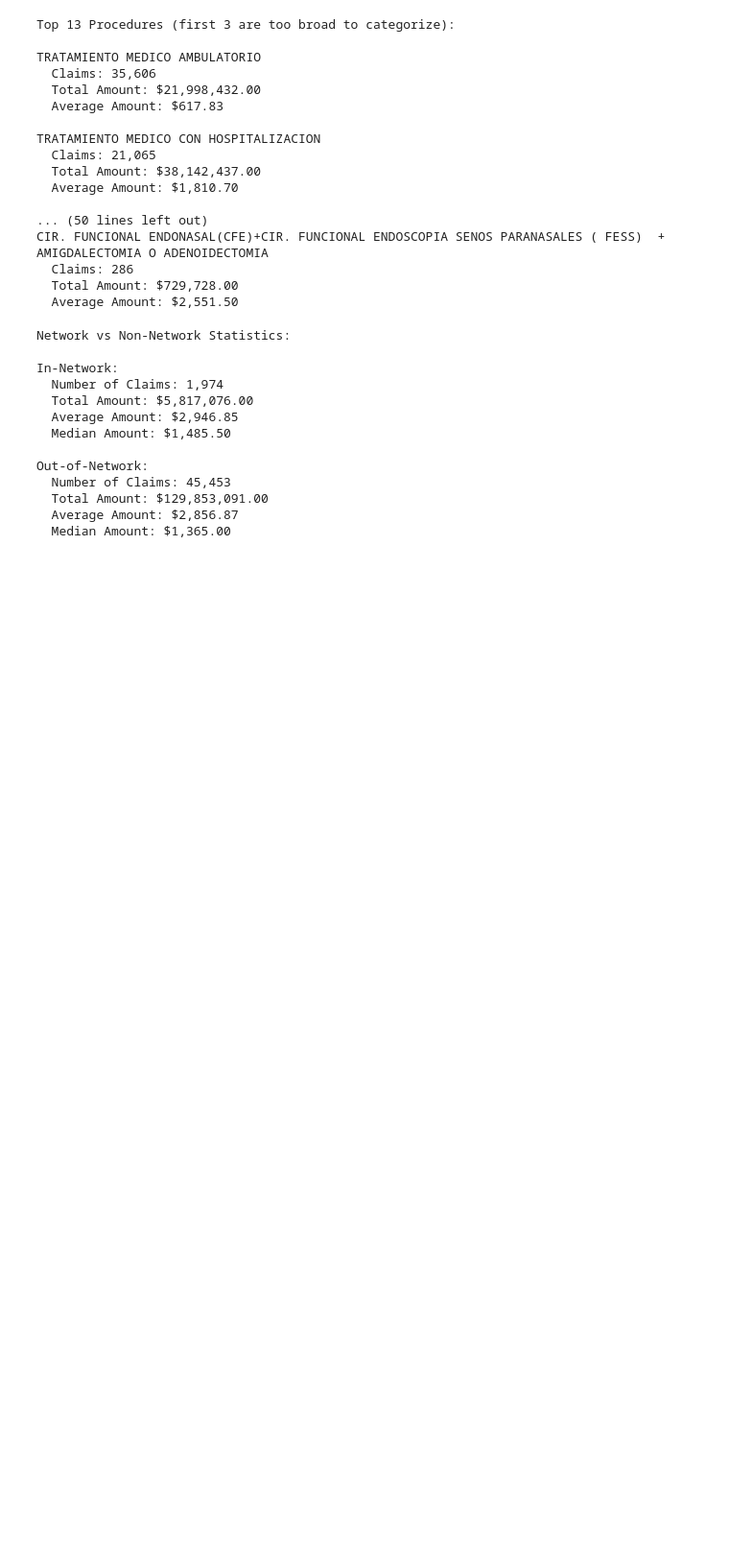
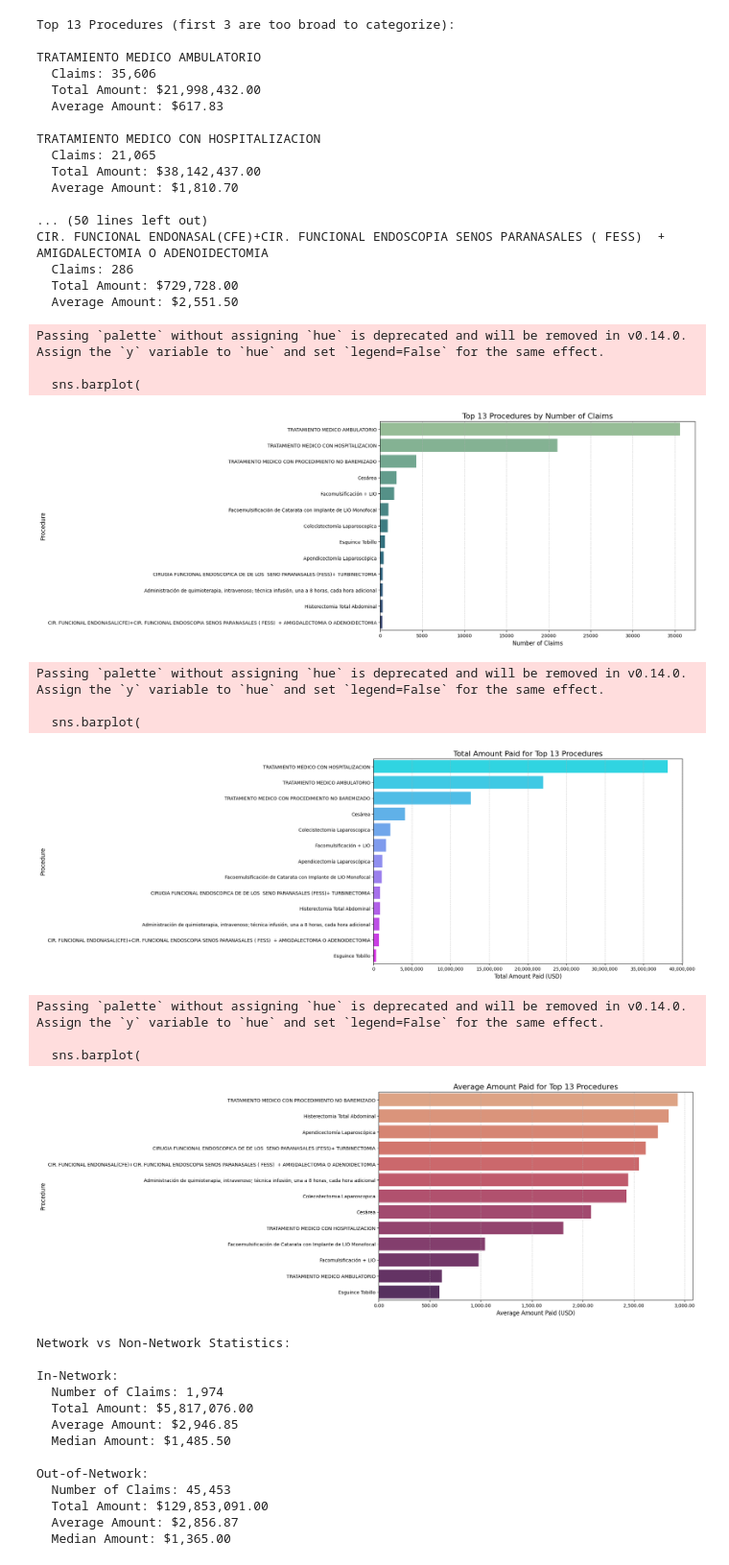
Before and after one commit to jlucenafois/data_mining_final_project, a Jupyter notebook: data_mining_final_project.ipynb, the cells around one changed output. Shown at 96% size. Cells and saved outputs as stored; diff of their text form; code cells hidden in the pictures; blank space fills up the shorter version.

```diff
--- a/data_mining_final_project.ipynb
+++ b/data_mining_final_project.ipynb
@@ -337,6 +392,66 @@ CIR. FUNCIONAL ENDONASAL(CFE)+CIR. FUNCIONAL ENDOSCOPIA SENOS PARANASALES ( FESS
   Claims: 286
   Total Amount: $729,728.00
   Average Amount: $2,551.50
+# %%
+# Bar Chart for Top 13 Procedures by Number of Claims
+plt.figure(figsize=(12, 8))
+sns.barplot(
+    x=top_procedures.values,
+    y=top_procedures.index,
+    palette="crest"
+)
+plt.title('Top 13 Procedures by Number of Claims', fontsize=16)
+plt.xlabel('Number of Claims', fontsize=12)
+plt.ylabel('Procedure', fontsize=12)
+plt.grid(axis='x', linestyle='--', alpha=0.7)
+plt.show()
+
+# Bar Chart for Total Amount Paid for Top 13 Procedures
+import matplotlib.ticker as mticker
+
+plt.figure(figsize=(12, 8))
+total_amount_procedures = df_normalized[df_normalized['PROCEDURE'].isin(top_procedures.index)] \
+    .groupby('PROCEDURE')['PAID_USD'].sum().sort_values(ascending=False)
+sns.barplot(
+    x=total_amount_procedures.values,
+    y=total_amount_procedures.index,
+    palette="cool"
+)
+plt.title('Total Amount Paid for Top 13 Procedures', fontsize=16)
+plt.xlabel('Total Amount Paid (USD)', fontsize=12)
+plt.ylabel('Procedure', fontsize=12)
+plt.grid(axis='x', linestyle='--', alpha=0.7)
+plt.gca().xaxis.set_major_formatter(mticker.FuncFormatter(lambda x, _: f'{x:,.0f}'))
+plt.show()
+
+# Bar Chart for Average Amount Paid for Top 13 Procedures
+plt.figure(figsize=(12, 8))
+average_amount_procedures = df_normalized[df_normalized['PROCEDURE'].isin(top_procedures.index)] \
+    .groupby('PROCEDURE')['PAID_USD'].mean().sort_values(ascending=False)
+sns.barplot(
+    x=average_amount_procedures.values,
+    y=average_amount_procedures.index,
+    palette="flare"
+)
+plt.title('Average Amount Paid for Top 13 Procedures', fontsize=16)
+plt.xlabel('Average Amount Paid (USD)', fontsize=12)
+plt.ylabel('Procedure', fontsize=12)
+plt.grid(axis='x', linestyle='--', alpha=0.7)
+plt.gca().xaxis.set_major_formatter(mticker.FuncFormatter(lambda x, _: f'{x:,.2f}'))
+plt.show()
+# %% [output]
+Passing `palette` without assigning `hue` is deprecated and will be removed in v0.14.0. Assign the `y` variable to `hue` and set `legend=False` for the same effect.
+
+  sns.barplot(
+[figure, added]
+Passing `palette` without assigning `hue` is deprecated and will be removed in v0.14.0. Assign the `y` variable to `hue` and set `legend=False` for the same effect.
+
+  sns.barplot(
+[figure, added]
+Passing `palette` without assigning `hue` is deprecated and will be removed in v0.14.0. Assign the `y` variable to `hue` and set `legend=False` for the same effect.
+
+  sns.barplot(
+[figure, added]
 # %%
 # Network statistics
 df_aggregated['IN_RED'] = df_aggregated['IN_RED'].astype('category')  # Convert to category
```
Also changed, not shown: parts of 10 cells of this notebook, 1 other file.
